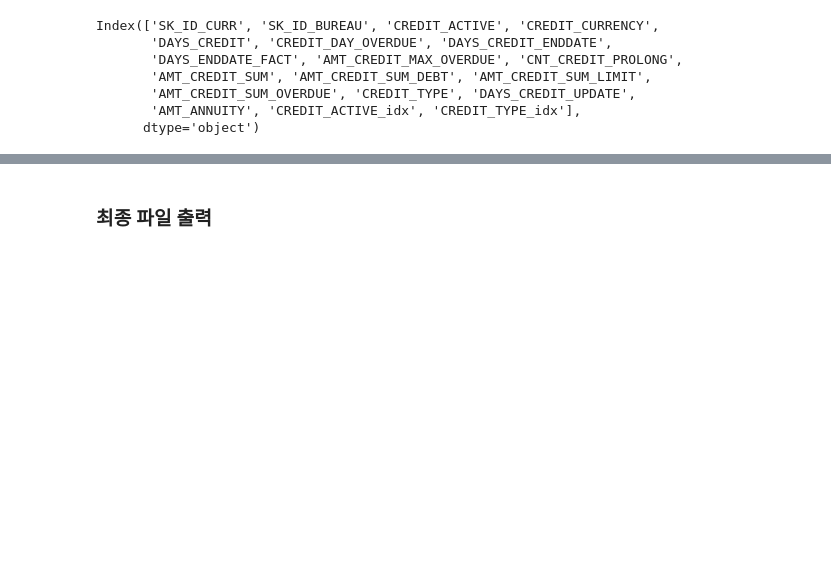
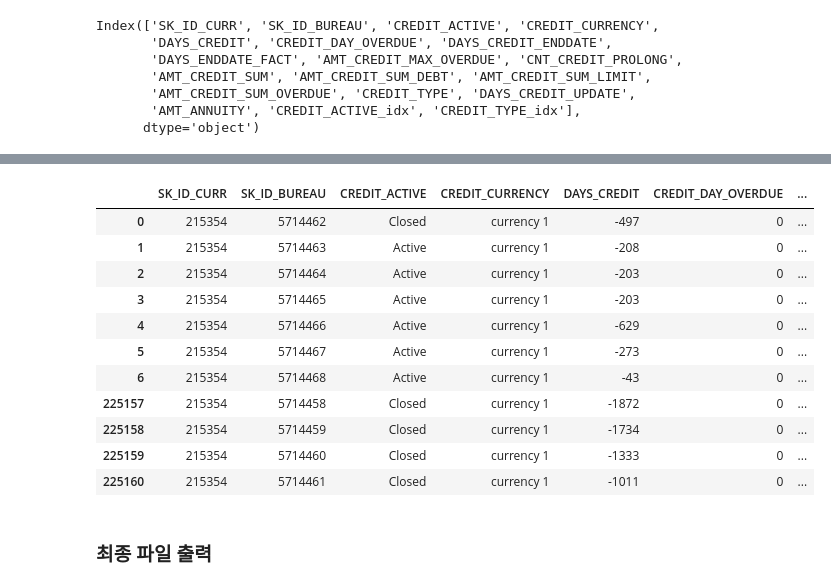
Before and after one commit to kkiyou/default-risk, a Jupyter notebook: jangho/bureau_preprocessing.ipynb, the cells around one changed output, grey strips where cells are left out. Drawn from its saved outputs; the diff is of its cells as text; code cells hidden in the pictures; blank space fills up the shorter version.

```diff
--- a/jangho/bureau_preprocessing.ipynb
+++ b/jangho/bureau_preprocessing.ipynb
@@ -482,3 +532,18 @@ dtype: int64
+# %%
+bureau_merge.loc[bureau_merge['SK_ID_CURR']==215354]
+# %% [output]
+|  | SK_ID_CURR | SK_ID_BUREAU | CREDIT_ACTIVE | CREDIT_CURRENCY | DAYS_CREDIT | CREDIT_DAY_OVERDUE | ... |
+| 0 | 215354 | 5714462 | Closed | currency 1 | -497 | 0 | ... |
+| 1 | 215354 | 5714463 | Active | currency 1 | -208 | 0 | ... |
+| 2 | 215354 | 5714464 | Active | currency 1 | -203 | 0 | ... |
+| 3 | 215354 | 5714465 | Active | currency 1 | -203 | 0 | ... |
+| 4 | 215354 | 5714466 | Active | currency 1 | -629 | 0 | ... |
+| 5 | 215354 | 5714467 | Active | currency 1 | -273 | 0 | ... |
+| 6 | 215354 | 5714468 | Active | currency 1 | -43 | 0 | ... |
+| 225157 | 215354 | 5714458 | Closed | currency 1 | -1872 | 0 | ... |
+| 225158 | 215354 | 5714459 | Closed | currency 1 | -1734 | 0 | ... |
+| 225159 | 215354 | 5714460 | Closed | currency 1 | -1333 | 0 | ... |
+| 225160 | 215354 | 5714461 | Closed | currency 1 | -1011 | 0 | ... |
 # %% [markdown]
 ### 최종 파일 출력
 # %%
```
Also changed, not shown: parts of 8 cells of this notebook, 3 other files.
